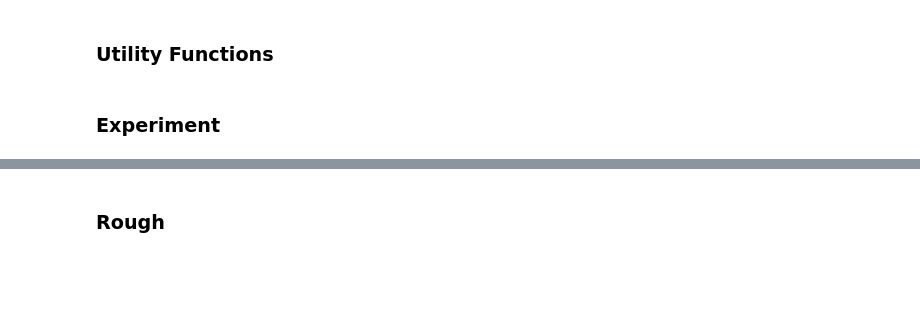
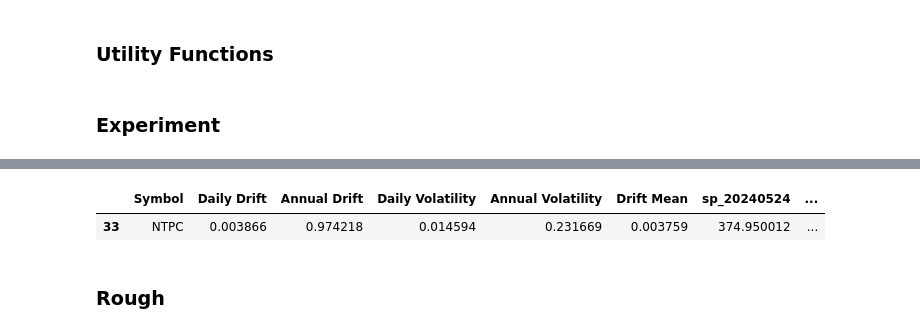
Before and after one commit to virajpai/quant-fin-analytics, a Jupyter notebook: notebooks/simulation.ipynb, the cells around one changed output, grey strips where cells are left out. Drawn from its saved outputs; the diff is of its cells as text; code cells hidden in the pictures; blank space fills up the shorter version.

```diff
--- a/notebooks/simulation.ipynb
+++ b/notebooks/simulation.ipynb
@@ -91,0 +189,2 @@ vol_df
+# %%
+cur_st = vol_df[vol_df['Symbol'] == 'NTPC']
@@ -92,3 +250,8 @@ vol_df
+# %%
+cur_st
+# %% [output]
+|  | Symbol | Daily Drift | Annual Drift | Daily Volatility | Annual Volatility | Drift Mean | sp_20240524 | ... |
+| 33 | NTPC | 0.003866 | 0.974218 | 0.014594 | 0.231669 | 0.003759 | 374.950012 | ... |
 # %% [markdown]
 ### Rough
 # %%
```
Also changed, not shown: parts of 16 cells of this notebook.
